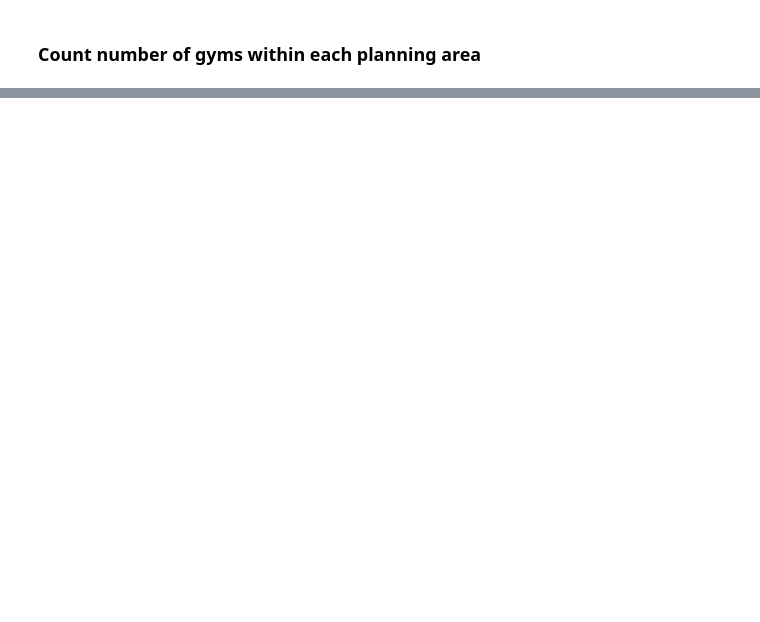
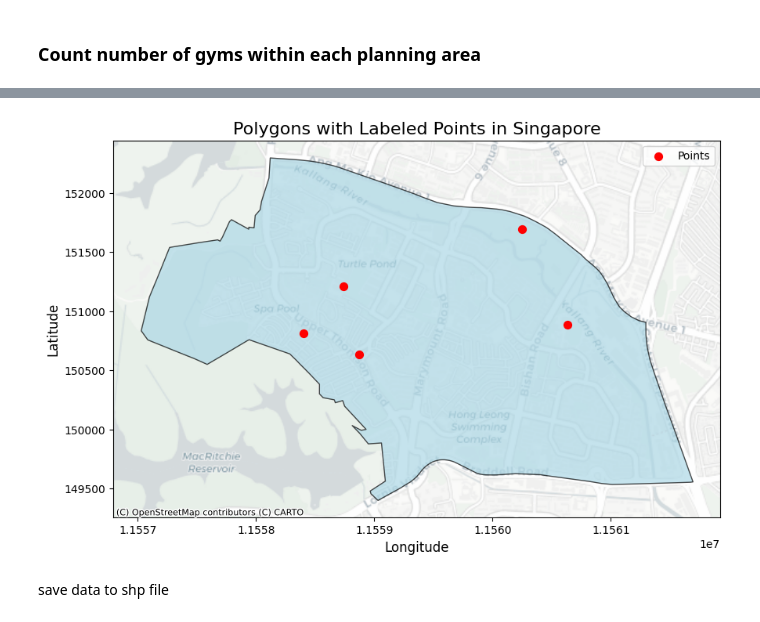
Before and after one commit to meirong-dong/trade-area-analysis, a Jupyter notebook: exploration/explore_polygon.ipynb, the cells around one changed output, grey strips where cells are left out. Cells and saved outputs as stored; diff of their text form; code cells hidden in the pictures; blank space fills up the shorter version.

```diff
--- a/exploration/explore_polygon.ipynb
+++ b/exploration/explore_polygon.ipynb
@@ -320,0 +339,3 @@ visualize_polygons(df_pa[:2], "Planning Area")
+# %%
+gym_csv = data_dir + "gym_202501.csv"
+df_gym = visualize_data(gym_csv)
@@ -320,0 +350,5 @@ visualize_polygons(df_pa[:2], "Planning Area")
+# %%
+from shapely.geometry import Point
+df_gym["coordinates"] = [xy for xy in zip(df_gym["lon"], df_gym["lat"])]
+dict_gym = dict(zip(df_gym["name"], df_gym["coordinates"]))
+print(dict_gym)
@@ -320,0 +357,6 @@ visualize_polygons(df_pa[:2], "Planning Area")
+# %%
+bishan = df_pa[df_pa["pln_area_n"].str.contains("BISHAN", na=False)]
+display(bishan)
+
+bishan_coordinates = bishan["coordinates"].values[0]
+print(bishan_coordinates)
@@ -320,0 +367,2 @@ visualize_polygons(df_pa[:2], "Planning Area")
+# %%
+point_collection = check_inclusion(bishan_coordinates, dict_gym)
@@ -320,0 +443,4 @@ visualize_polygons(df_pa[:2], "Planning Area")
+# %%
+visualize_points_on_polygons(bishan_coordinates, point_collection, "Polygons with Labeled Points")
+# %% [output]
+[figure, added]
@@ -320,0 +449,2 @@ visualize_polygons(df_pa[:2], "Planning Area")
+# %% [markdown]
+<p> save data to shp file </p>
```
Also changed, not shown: parts of 16 cells of this notebook.
